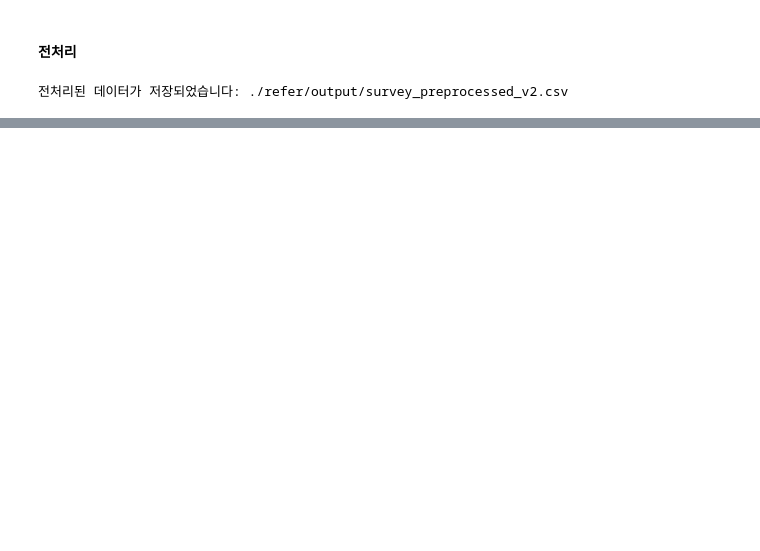
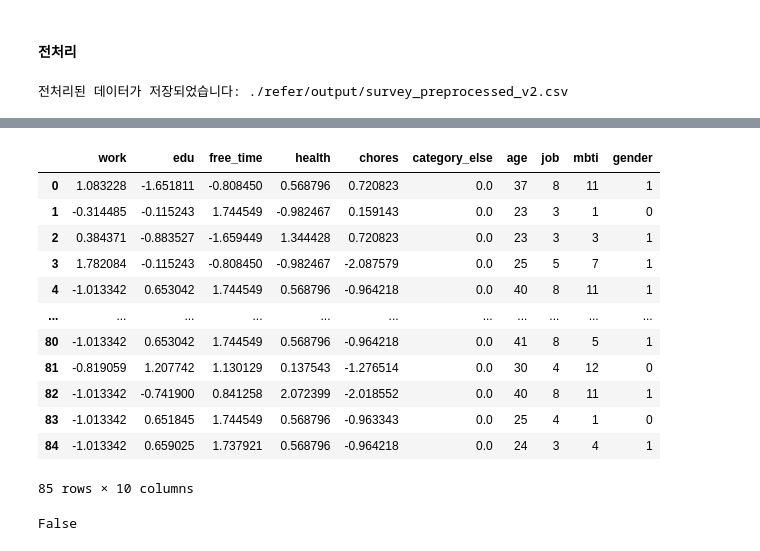
Before and after one commit to do-po/todo_list, a Jupyter notebook: oversampling.ipynb, the cells around one changed output, grey strips where cells are left out. Cells and saved outputs as stored; diff of their text form; code cells hidden in the pictures; blank space fills up the shorter version.

```diff
--- a/oversampling.ipynb
+++ b/oversampling.ipynb
@@ -438,23 +438,10 @@ preprocessed_output_path = f'{file_path}survey_preprocessed_v2.csv'
 # CSV 파일 불러오기
 survey_df = pd.read_csv(data_path)
 
-# 오버샘플링을 수행하는 함수
-def oversample_data(df, target_size=70000):
-    current_size = len(df)
-    if current_size >= target_size:
-        return df.sample(n=target_size, random_state=42)
-    else:
-        oversample_count = target_size - current_size
-        oversampled_df = resample(df, replace=True, n_samples=oversample_count, random_state=42)
-        return pd.concat([df, oversampled_df], axis=0)
-
-# 데이터를 7만 개로 오버샘플링
-oversampled_survey_df = oversample_data(survey_df, target_size=70000)
-
 # 필요한 컬럼만 선택
 columns_to_keep = [
     "설문자의 나이(만)는 어떻게 되십니까?",
-    "설문자의 해당사항을 체크해주세요.",
+    "설문자의 해당사항을 체크해주세요.", # 직업
     "설문자의 MBTI는 무엇입니까?",
     "설문자의 성별은 어떻게 되십니까?",
     "본인이 생각하는 일과 별 중요도를 우선순위를 정하여 체크해주세요. (각 순위 별로 하나씩만 체크해주세요) [1 순위]",
@@ -463,7 +450,20 @@ columns_to_keep = [
     "본인이 생각하는 일과 별 중요도를 우선순위를 정하여 체크해주세요. (각 순위 별로 하나씩만 체크해주세요) [4 순위]",
     "본인이 생각하는 일과 별 중요도를 우선순위를 정하여 체크해주세요. (각 순위 별로 하나씩만 체크해주세요) [5 순위]"
 ]
-oversampled_survey_df = oversampled_survey_df[columns_to_keep]
+survey_df = survey_df[columns_to_keep]
+
+# 오버샘플링을 수행하는 함수
+def oversample_data(df, target_size=700000):
+    current_size = len(df)
+    if (target_size - current_size) > current_size:
+        oversample_count = target_size - current_size
+        oversampled_df = resample(df, replace=True, n_samples=oversample_count, random_state=42)
+        return pd.concat([df, oversampled_df], axis=0)
+    else:
+        return resample(df, replace=True, n_samples=target_size, random_state=42)
+
+# 데이터를 70만 개로 오버샘플링
+oversampled_survey_df = oversample_data(survey_df, target_size=700000)
 
 # 더미 변수 생성
 categorical_features = columns_to_keep
@@ -480,6 +480,8 @@ pipeline = Pipeline(steps=[('preprocessor', preprocessor)])
 X = pipeline.fit_transform(oversampled_survey_df)
 
 # KMeans 클러스터링
+# 5순위 특성값에 맞게 클러스터 5로 설정
+# 5개로 쪼개진 클러스터에 각각 smote 적용하여 데이터 다양성 높이면서 클러스터 특성 유지
 kmeans = KMeans(n_clusters=5, random_state=42)
 clusters = kmeans.fit_predict(X)
 
@@ -491,8 +493,7 @@ X_resampled, clusters_resampled = smote.fit_resample(X, clusters)
 inverse_transformer = pipeline.named_steps['preprocessor'].named_transformers_['cat']
 oversampled_df = pd.DataFrame(inverse_transformer.inverse_transform(X_resampled), columns=columns_to_keep)
 
-# 결과 저장 및 출력
-oversampled_df.to_csv(output_path, index=False)
-print(f"오버샘플링 데이터 저장 완료: {output_path}")
+# 원래 survey_df의 인덱스를 저장
+original_index = survey_df.index
 # %% [output]
 오버샘플링 데이터 저장 완료: ./refer/output/survey_oversampled_v2.csv
@@ -658,0 +1094,16 @@ print(f"전처리된 데이터가 저장되었습니다: {preprocessed_output_pa
+# %%
+oversampled_df
+# %% [output]
+|  | work | edu | free_time | health | chores | category_else | age | job | mbti | gender |
+| 0 | 1.083228 | -1.651811 | -0.808450 | 0.568796 | 0.720823 | 0.0 | 37 | 8 | 11 | 1 |
+| 1 | -0.314485 | -0.115243 | 1.744549 | -0.982467 | 0.159143 | 0.0 | 23 | 3 | 1 | 0 |
+| 2 | 0.384371 | -0.883527 | -1.659449 | 1.344428 | 0.720823 | 0.0 | 23 | 3 | 3 | 1 |
+| 3 | 1.782084 | -0.115243 | -0.808450 | -0.982467 | -2.087579 | 0.0 | 25 | 5 | 7 | 1 |
+| 4 | -1.013342 | 0.653042 | 1.744549 | 0.568796 | -0.964218 | 0.0 | 40 | 8 | 11 | 1 |
+| ... | ... | ... | ... | ... | ... | ... | ... | ... | ... | ... |
+| 80 | -1.013342 | 0.653042 | 1.744549 | 0.568796 | -0.964218 | 0.0 | 41 | 8 | 5 | 1 |
+| 81 | -0.819059 | 1.207742 | 1.130129 | 0.137543 | -1.276514 | 0.0 | 30 | 4 | 12 | 0 |
+| 82 | -1.013342 | -0.741900 | 0.841258 | 2.072399 | -2.018552 | 0.0 | 40 | 8 | 11 | 1 |
+| 83 | -1.013342 | 0.651845 | 1.744549 | 0.568796 | -0.963343 | 0.0 | 25 | 4 | 1 | 0 |
+| 84 | -1.013342 | 0.659025 | 1.737921 | 0.568796 | -0.964218 | 0.0 | 24 | 3 | 4 | 1 |
+85 rows × 10 columns
@@ -658,0 +1124,4 @@ print(f"전처리된 데이터가 저장되었습니다: {preprocessed_output_pa
+# %%
+test_df.equals(survey_df)
+# %% [output]
+False
```
Also changed, not shown: parts of 47 cells of this notebook, 19 other files.
